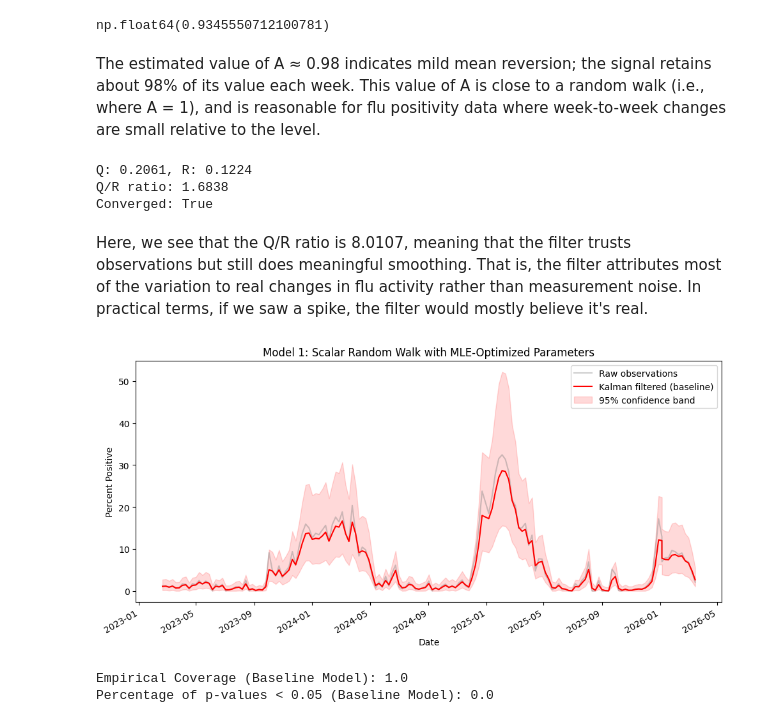
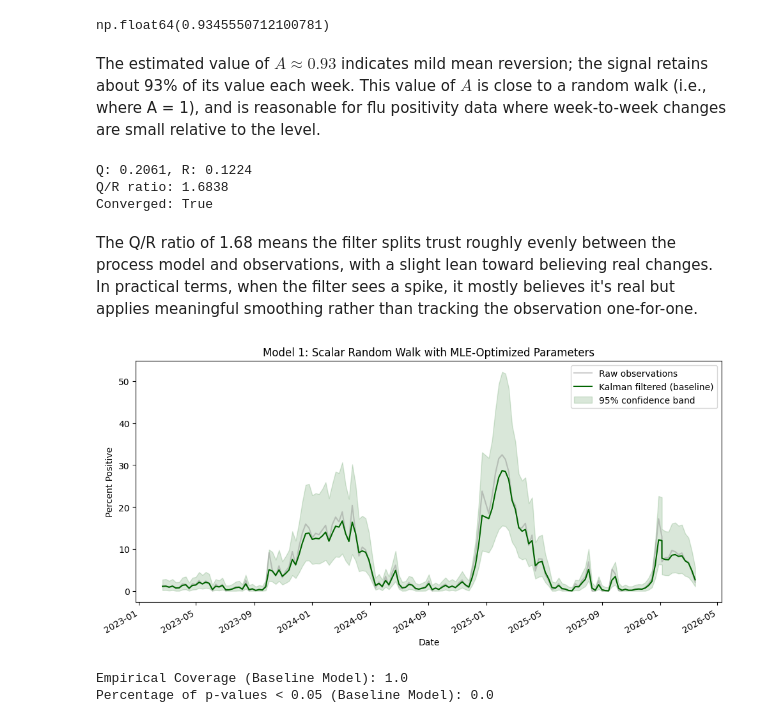
Before and after one commit to alexanderhperalta/kalman-filter, a Jupyter notebook: kalman_filter.ipynb, the cells around one changed output. Drawn from its saved outputs; the diff is of its cells as text; code cells hidden in the pictures.

```diff
--- a/kalman_filter.ipynb
+++ b/kalman_filter.ipynb
@@ -116,7 +116,7 @@ A_est
 # %% [output]
 np.float64(0.9345550712100781)
 # %% [markdown]
-The estimated value of A ≈ 0.98 indicates mild mean reversion; the signal retains about 98% of its value each week. This value of A is close to a random walk (i.e., where A = 1), and is reasonable for flu positivity data where week-to-week changes are small relative to the level.
+The estimated value of $A \approx 0.93$ indicates mild mean reversion; the signal retains about 93% of its value each week. This value of $A$ is close to a random walk (i.e., where A = 1), and is reasonable for flu positivity data where week-to-week changes are small relative to the level.
 # %%
 result_baseline = minimize(neg_log_likelihood_baseline,
                            x0=np.log([1.0, 5.0]),
@@ -136,8 +136,8 @@ A_base, H_base, Q_base, R_base = build_baseline_matrices(A_est, Q_mle_baseline,
 Q: 0.2061, R: 0.1224
 Q/R ratio: 1.6838
 Converged: True
-# %% [markdown]
-Here, we see that the Q/R ratio is 8.0107, meaning that the filter trusts observations but still does meaningful smoothing. That is, the filter attributes most of the variation to real changes in flu activity rather than measurement noise. In practical terms, if we saw a spike, the filter would mostly believe it's real.
+# %% [markdown]
+The Q/R ratio of 1.68 means the filter splits trust roughly evenly between the process model and observations, with a slight lean toward believing real changes. In practical terms, when the filter sees a spike, it mostly believes it's real but applies meaningful smoothing rather than tracking the observation one-for-one.
 # %%
 # Run filter on log-transformed test data
 test_measurements = test['PERCENT POSITIVE'].values
@@ -160,18 +160,18 @@ test_raw = test['PERCENT POSITIVE'].values
 # %%
 fig, ax = plt.subplots(figsize=(10, 5))
 ax.plot(test['DATE'], test_measurements, alpha=0.4, label='Raw observations', color='gray')
-ax.plot(test['DATE'], baseline_states, label='Kalman filtered (baseline)', color='red')
+ax.plot(test['DATE'], baseline_states, label='Kalman filtered (baseline)', color='darkgreen')
 ax.fill_between(test['DATE'], baseline_lower, baseline_upper,
-                alpha=0.15, color='red', label='95% confidence band')
+                alpha=0.15, color='darkgreen', label='95% confidence band')
 ax.set_xlabel('Date')
 ax.set_ylabel('Percent Positive')
 ax.set_title('Model 1: Scalar Random Walk with MLE-Optimized Parameters')
 ax.legend()
 fig.autofmt_xdate()
 plt.tight_layout()
 plt.show()
 # %% [output]
-[figure, old version]
+[figure, new version]
 # %%
 ca_base_params = test_raw, baseline_lower, baseline_upper
 print(f'Empirical Coverage (Baseline Model): {empirical_coverage(ca_base_params)}')
```
Also changed, not shown: parts of 14 cells of this notebook.
